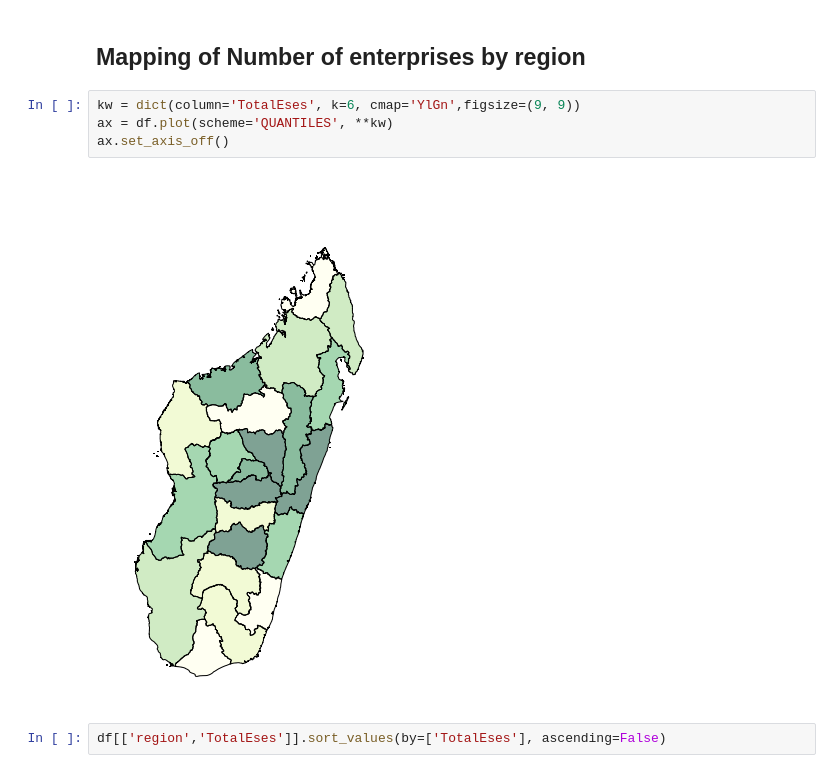
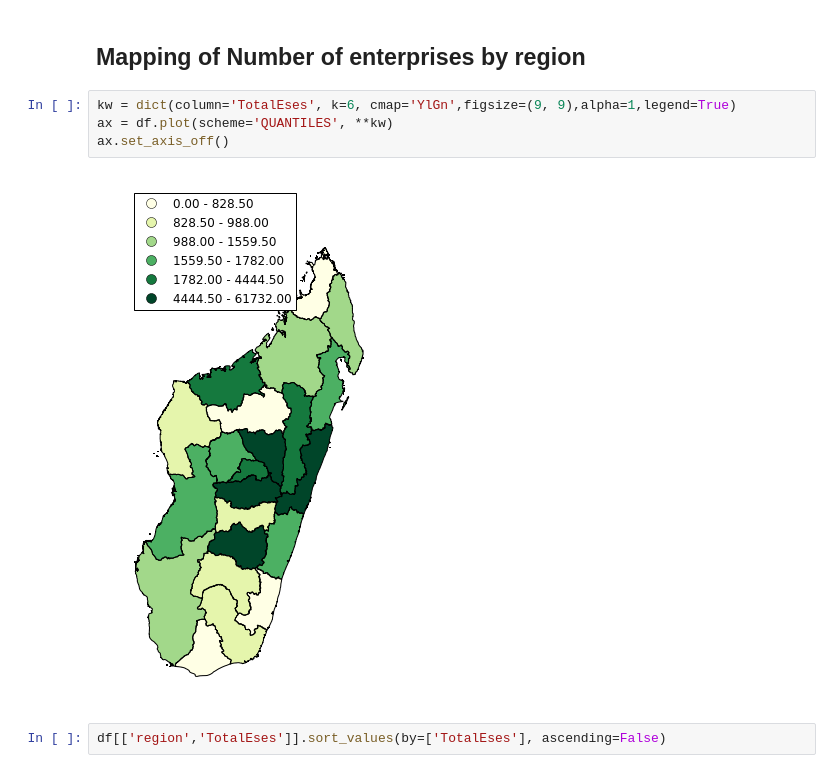
Before and after one commit to RanaivosonHerimanitra/Madagascar-in-Maps, a Jupyter notebook: madamap.ipynb, the cells around one changed output. Cells and saved outputs as stored; diff of their text form.

```diff
--- a/madamap.ipynb
+++ b/madamap.ipynb
@@ -135,11 +137,11 @@ df = df.merge(CountEses, on="region")
 # %% [markdown]
 ## Mapping of Number of enterprises by region
 # %%
-kw = dict(column='TotalEses', k=6, cmap='YlGn',figsize=(9, 9))
+kw = dict(column='TotalEses', k=6, cmap='YlGn',figsize=(9, 9),alpha=1,legend=True)
 ax = df.plot(scheme='QUANTILES', **kw)
 ax.set_axis_off()
 # %% [output]
-[figure, old version]
+[figure, new version]
 # %%
 df[['region','TotalEses']].sort_values(by=['TotalEses'], ascending=False)
 # %% [output]
```
Also changed, not shown: parts of 5 cells of this notebook.
